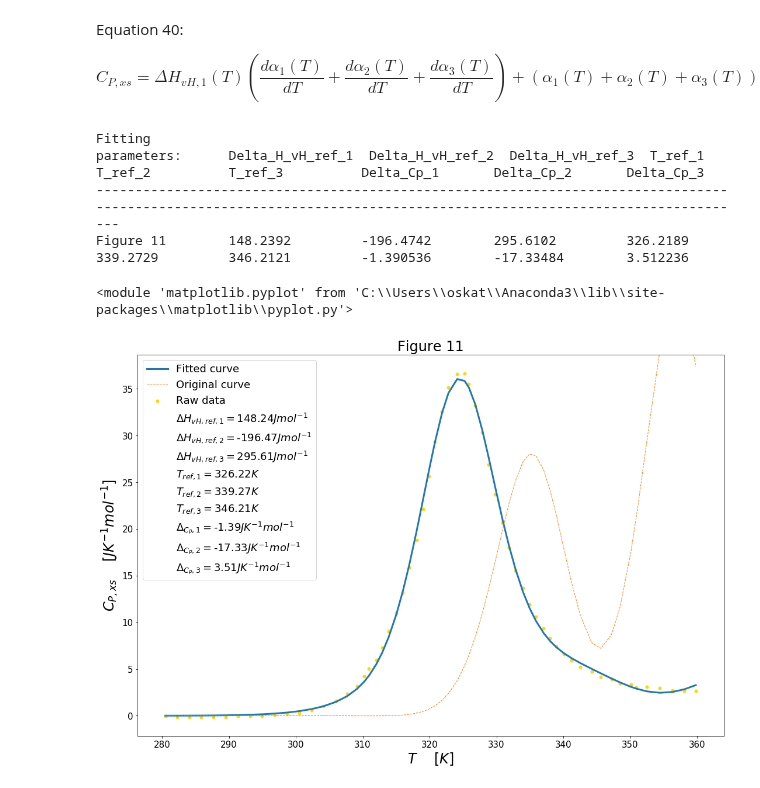
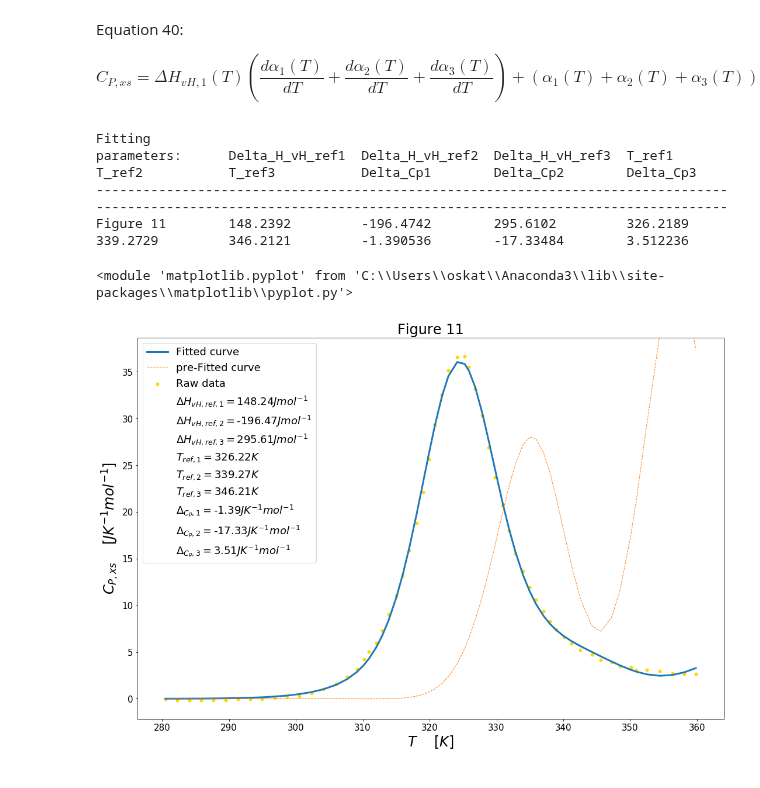
Before and after one commit to KiraSensei13/MNT_ITESM_courses, a Jupyter notebook: 2.2.ThermodynamicsOfMaterials/classActivity02/Figure11_3.ipynb, the cells around one changed output. Cells and saved outputs as stored; diff of their text form; code cells hidden in the pictures.

```diff
--- a/2.2.ThermodynamicsOfMaterials/classActivity02/Figure11_3.ipynb
+++ b/2.2.ThermodynamicsOfMaterials/classActivity02/Figure11_3.ipynb
@@ -173,8 +173,8 @@ Delta_Cp_3 = -10
 tmplt_str_l = "  ".join(["{:<15}"] + ["{:<15}"]*9);
 tmplt_str_s = "  ".join(["{:<15}"] + ["{:<15.7}"]*9);
 print('Fitting')
-print(tmplt_str_l.format(*['parameters:', 'Delta_H_vH_ref_1', 'Delta_H_vH_ref_2', 'Delta_H_vH_ref_3', 'T_ref_1', 'T_ref_2', 'T_ref_3', 'Delta_Cp_1', 'Delta_Cp_2', 'Delta_Cp_3']));
-print("-" * 165);
+print(tmplt_str_l.format(*['parameters:', 'Delta_H_vH_ref1', 'Delta_H_vH_ref2', 'Delta_H_vH_ref3', 'T_ref1', 'T_ref2', 'T_ref3', 'Delta_Cp1', 'Delta_Cp2', 'Delta_Cp3']));
+print("-" * 162);
 
 T_ref = T_ref_(T, C); # reasonable initial guesses for T_ref EOS parameter
 T_ref_1 = 340
@@ -199,8 +199,8 @@ C_fit = C_(T, Delta_H_v_ref_1, Delta_H_v_ref_2, Delta_H_v_ref_3, T_ref_1, T_ref_
 print(tmplt_str_s.format('Figure 11', *results[0], 0));
 # %% [output]
 Fitting
-parameters:      Delta_H_vH_ref_1  Delta_H_vH_ref_2  Delta_H_vH_ref_3  T_ref_1          T_ref_2          T_ref_3          Delta_Cp_1       Delta_Cp_2       Delta_Cp_3
----------------------------------------------------------------------------------------------------------------------------------------------------------------------
+parameters:      Delta_H_vH_ref1  Delta_H_vH_ref2  Delta_H_vH_ref3  T_ref1           T_ref2           T_ref3           Delta_Cp1        Delta_Cp2        Delta_Cp3
+------------------------------------------------------------------------------------------------------------------------------------------------------------------
 Figure 11        148.2392         -196.4742        295.6102         326.2189         339.2729         346.2121         -1.390536        -17.33484        3.512236
 # %%
 # PLOT FIG 1
@@ -208,32 +208,32 @@ scale = 6;
 fig, ax = plt.subplots(figsize=(3*scale, 2*scale));
 
 # Plot
 plt.plot(T, C_fit, '-', linewidth=3, label='Fitted curve')
 plt.scatter(T, C, s=25, color='gold', label='Raw data');
 
 ax.set(autoscale_on=False)
-plt.plot(T, C_prev, '--', linewidth=1, label='Original curve', scalex=False, scaley=False)
+plt.plot(T, C_prev, '--', linewidth=1, label='pre-Fitted curve')
 
 # Print fitting parameters as plot legends
 x = T[0]
 y = C[0]
 plt.scatter(x, y, s=0, label=r'$\Delta H_{vH,ref,1} = $' + str(round(Delta_H_v_ref_1, 2)) + r'$J {mol}^{-1}$')
 plt.scatter(x, y, s=0, label=r'$\Delta H_{vH,ref,2} = $' + str(round(Delta_H_v_ref_2, 2)) + r'$J {mol}^{-1}$')
 plt.scatter(x, y, s=0, label=r'$\Delta H_{vH,ref,3} = $' + str(round(Delta_H_v_ref_3, 2)) + r'$J {mol}^{-1}$')
 plt.scatter(x, y, s=0, label=r'$T_{ref,1} = $' + str(round(T_ref_1, 2)) + r'$K$')
 plt.scatter(x, y, s=0, label=r'$T_{ref,2} = $' + str(round(T_ref_2, 2)) + r'$K$')
 plt.scatter(x, y, s=0, label=r'$T_{ref,3} = $' + str(round(T_ref_3, 2)) + r'$K$')
 plt.scatter(x, y, s=0, label=r'$\Delta_{C_P,1} = $' + str(round(Delta_Cp_1, 2)) + r'$J K^{-1} {mol}^{-1}$')
 plt.scatter(x, y, s=0, label=r'$\Delta_{C_P,2} = $' + str(round(Delta_Cp_2, 2)) + r'$J K^{-1} {mol}^{-1}$')
 plt.scatter(x, y, s=0, label=r'$\Delta_{C_P,3} = $' + str(round(Delta_Cp_3, 2)) + r'$J K^{-1} {mol}^{-1}$')
 
 # Display plots
 plt.yscale('linear');
 plt.xlabel(r'$T$' + '    ' + r'$[K]$', fontsize=24);
 plt.ylabel(r'$C_{P,xs}$' + '    ' + r'$[J K^{-1} mol^{-1}]$', fontsize=24);
 plt.title('Figure 11', size=24);
 plt.legend(prop={'size': 18});
 display(plt);
 # %% [output]
 <module 'matplotlib.pyplot' from 'C:\\Users\\oskat\\Anaconda3\\lib\\site-packages\\matplotlib\\pyplot.py'>
-[figure, old version]
+[figure, new version]
```
